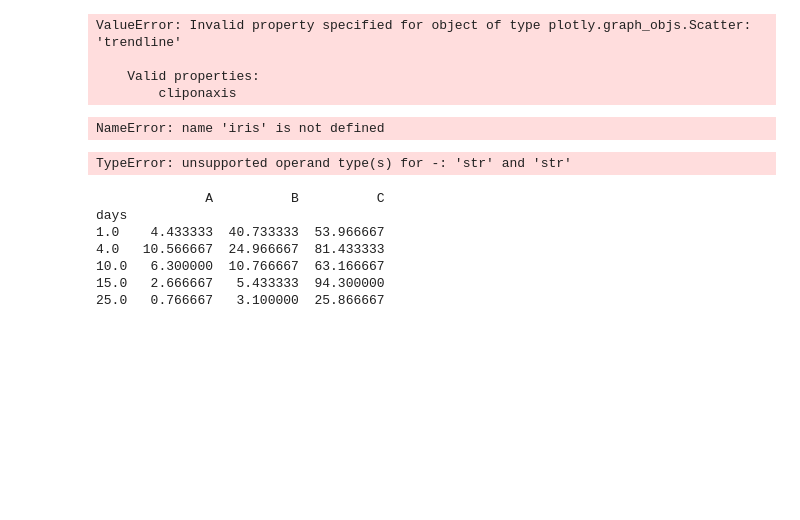
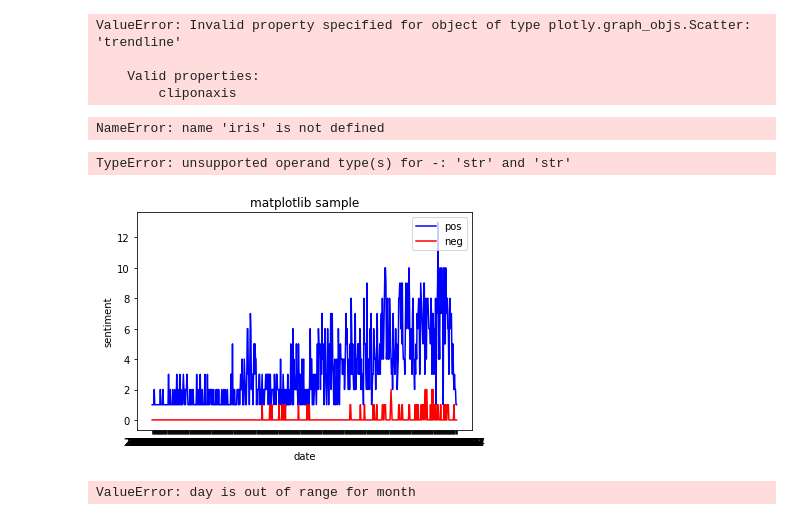
Before and after one commit to GoDK36/SSAbased_Trend, a Jupyter notebook: SSA_prac.ipynb, the cells around one changed output. Cells and saved outputs as stored; diff of their text form; code cells hidden in the pictures; blank space fills up the shorter version.

```diff
--- a/SSA_prac.ipynb
+++ b/SSA_prac.ipynb
@@ -164,31 +214,37 @@ fig = px.scatter(pol_df, x="date", y="Positive",trendline="ols")
 fig.show()
 # %% [output]
 TypeError: unsupported operand type(s) for -: 'str' and 'str'
-# %%
-data=np.array([[1,4.4,40.1,55],
-           [1,4.5,40.6,45.6],
-           [1,4.4,41.5,61.3],
-           [4,10,26,79.4],
-           [4,11.2,25.3,80.9],
-           [4,10.5,23.6,84],
-           [10,5.6,12.7,58.2],
-           [10,6,10.9,60.8],
-           [10,7.3,8.7,70.5,],
-           [15,2.5,5.4,98.7],
-           [15,2.7,6.2,95.3],
-           [15,2.8,4.7,88.9],
-           [25,0.8,3.3,25.4],
-           [25,0.5,1,28.6],
-           [25,1,5,23.6]])
-
-df = pd.DataFrame(data[:,0:],columns=['days','A','B','C'])
-df_mean = df.groupby('days')['A','B','C'].mean()
-print(df_mean)
-# %% [output]
-              A          B          C
-days
-1.0    4.433333  40.733333  53.966667
-4.0   10.566667  24.966667  81.433333
-10.0   6.300000  10.766667  63.166667
-15.0   2.666667   5.433333  94.300000
-25.0   0.766667   3.100000  25.866667
+# %%
+import matplotlib.pyplot as plt
+
+pol_df = pd.DataFrame({'date' : date_lst,
+                      'Positive' : pos_lst,
+                      'Negative' : neg_lst})
+
+plt.plot(date_lst,pos_lst,'b',label='pos')
+plt.plot(date_lst,neg_lst,'r',label='neg')
+plt.xlabel('date')
+plt.ylabel('sentiment')
+plt.title('matplotlib sample')
+plt.legend(loc='upper right')
+plt.show()
+# %% [output]
+[figure, added]
+# %%
+startDate = "20191214"
+endDate = "20191230"
+tempDt = dt.date (year=int (startDate[0:4]), month=int (startDate[4:6]), day=int (startDate[6:8]))
+endDt = dt.date (year=int (endDate[0:4]), month=int (endDate[4:6]), day=int (endDate[6:8]))
+dtList = []
+while True:
+    tempStr = str(tempDt)
+    dtList.append(tempStr)
+    tempDt += dt.timedelta(days=1)
+    if tempDt == endDt:
+        tempStr = str(tempDt)
+        dtList.append(tempStr)
+        break
+
+print(dtList)
+# %% [output]
+ValueError: day is out of range for month
```
Also changed, not shown: parts of 3 cells of this notebook, 10 other files.
